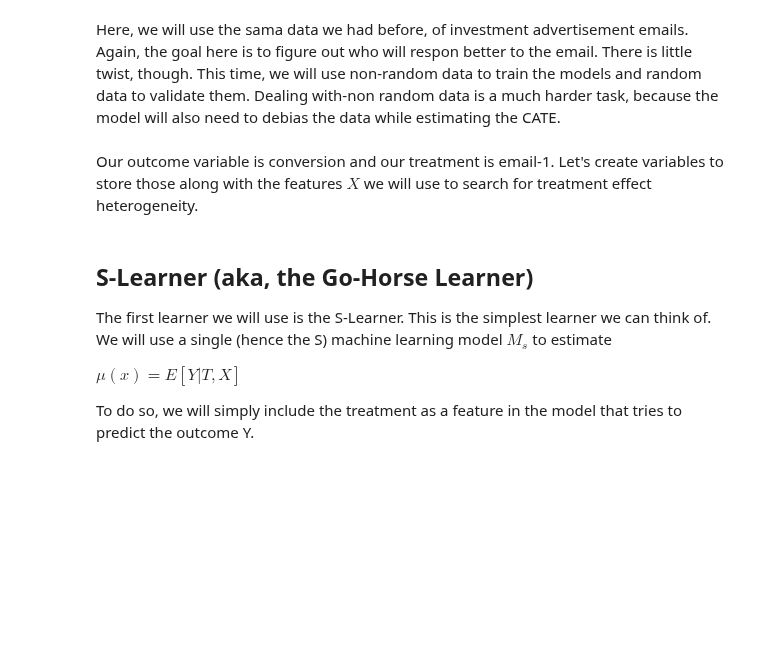
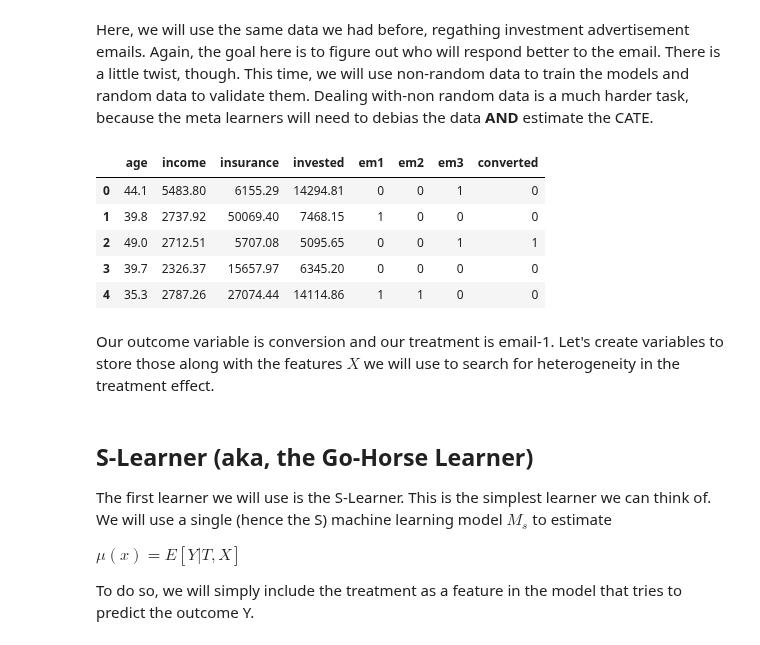
Before and after one commit to matheusfacure/python-causality-handbook, a Jupyter notebook: causal-inference-for-the-brave-and-true/24-Meta-Learners.ipynb, the cells around one changed output. Cells and saved outputs as stored; diff of their text form; code cells hidden in the pictures; blank space fills up the shorter version.

```diff
--- a/causal-inference-for-the-brave-and-true/24-Meta-Learners.ipynb
+++ b/causal-inference-for-the-brave-and-true/24-Meta-Learners.ipynb
@@ -20,12 +23,20 @@ from matplotlib import pyplot as plt
 import seaborn as sns
 from nb21 import cumulative_gain, elast
 # %% [markdown]
-Here, we will use the sama data we had before, of investment advertisement emails. Again, the goal here is to figure out who will respon better to the email. There is little twist, though. This time, we will use non-random data to train the models and random data to validate them. Dealing with-non random data is a much harder task, because the model will also need to debias the data while estimating the CATE.
+Here, we will use the same data we had before, regathing investment advertisement emails. Again, the goal here is to figure out who will respond better to the email. There is a little twist, though. This time, we will use non-random data to train the models and random data to validate them. Dealing with-non random data is a much harder task, because the meta learners will need to debias the data **AND** estimate the CATE.
 # %%
 test = pd.read_csv("./data/invest_email_rnd.csv")
 train = pd.read_csv("./data/invest_email_biased.csv")
+train.head()
+# %% [output]
+|  | age | income | insurance | invested | em1 | em2 | em3 | converted |
+| 0 | 44.1 | 5483.80 | 6155.29 | 14294.81 | 0 | 0 | 1 | 0 |
+| 1 | 39.8 | 2737.92 | 50069.40 | 7468.15 | 1 | 0 | 0 | 0 |
+| 2 | 49.0 | 2712.51 | 5707.08 | 5095.65 | 0 | 0 | 1 | 1 |
+| 3 | 39.7 | 2326.37 | 15657.97 | 6345.20 | 0 | 0 | 0 | 0 |
+| 4 | 35.3 | 2787.26 | 27074.44 | 14114.86 | 1 | 1 | 0 | 0 |
 # %% [markdown]
-Our outcome variable is conversion and our treatment is email-1. Let's create variables to store those along with the features \\(X\\) we will use to search for treatment effect heterogeneity.
+Our outcome variable is conversion and our treatment is email-1. Let's create variables to store those along with the features \\(X\\) we will use to search for heterogeneity in the treatment effect.
 # %%
 y = "converted"
 T = "em1"
```
Also changed, not shown: parts of 10 cells of this notebook, 1 other file.
